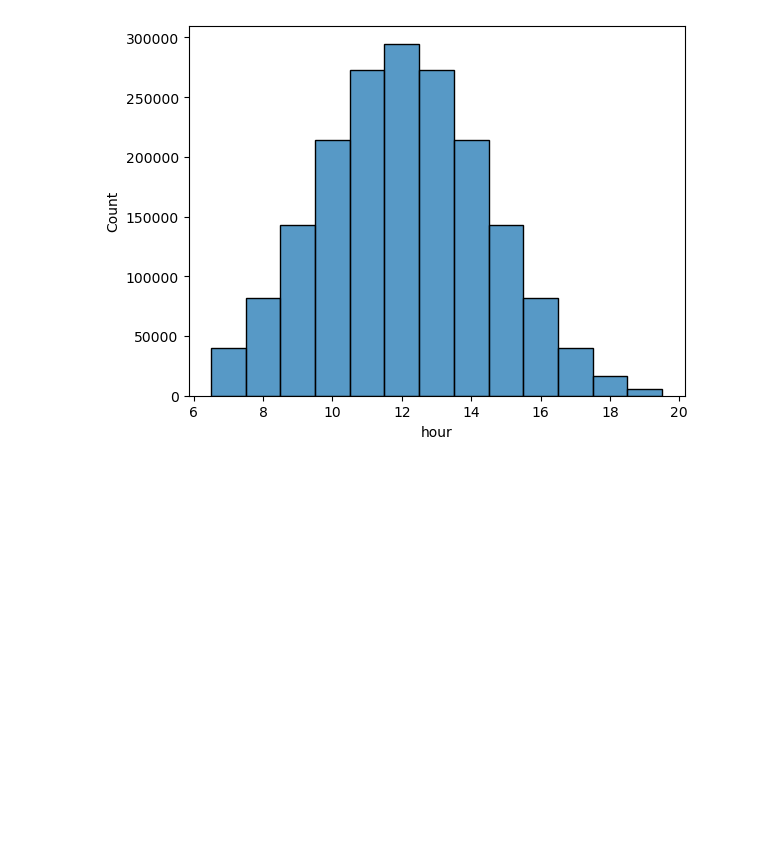
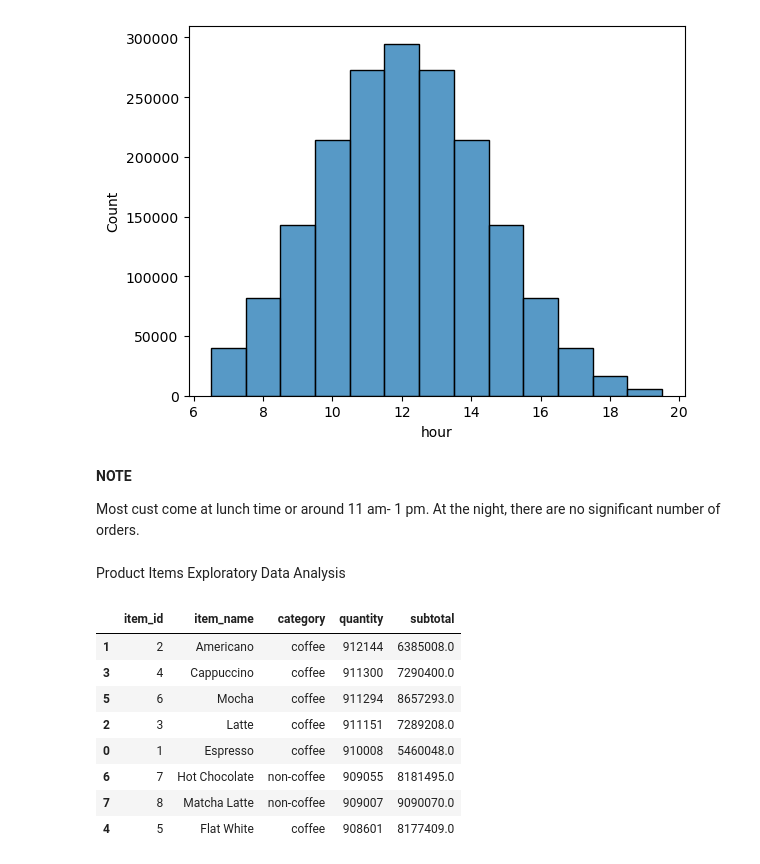
Before and after one commit to enthokz/GCoffee-Shop-Analysis, a Jupyter notebook: Gcoffe_EDA.ipynb, the cells around one changed output. Saved outputs shown, nothing was run; the diff lists cells and outputs as text; code cells hidden in the pictures; blank space fills up the shorter version.

```diff
--- a/Gcoffe_EDA.ipynb
+++ b/Gcoffe_EDA.ipynb
@@ -107,3 +199,26 @@ sns.histplot(data=trx25, x='hour', discrete=True)
 plt.show()
 # %% [output]
 [figure]
+# %% [markdown]
+**NOTE**
+
+Most cust come at lunch time or around 11 am- 1 pm. At the night, there are no significant number of orders.
+# %% [markdown]
+Product Items Exploratory Data Analysis
+# %%
+# Best Seller Product Based on All Store
+trx_items= trx25.merge(item_25[['transaction_id','item_id','quantity','subtotal']],
+                                   on='transaction_id', how='left')
+trx_items= trx_items.merge(menu[['item_id','item_name','category']], on='item_id', how='left')
+most= trx_items.groupby(['item_id','item_name','category'])[['quantity','subtotal']].sum().reset_index()
+most.sort_values('quantity',ascending=False)
+# %% [output]
+|  | item_id | item_name | category | quantity | subtotal |
+| 1 | 2 | Americano | coffee | 912144 | 6385008.0 |
+| 3 | 4 | Cappuccino | coffee | 911300 | 7290400.0 |
+| 5 | 6 | Mocha | coffee | 911294 | 8657293.0 |
+| 2 | 3 | Latte | coffee | 911151 | 7289208.0 |
+| 0 | 1 | Espresso | coffee | 910008 | 5460048.0 |
+| 6 | 7 | Hot Chocolate | non-coffee | 909055 | 8181495.0 |
+| 7 | 8 | Matcha Latte | non-coffee | 909007 | 9090070.0 |
+| 4 | 5 | Flat White | coffee | 908601 | 8177409.0 |
```
Also changed, not shown: parts of 15 cells of this notebook, 2 other files.
